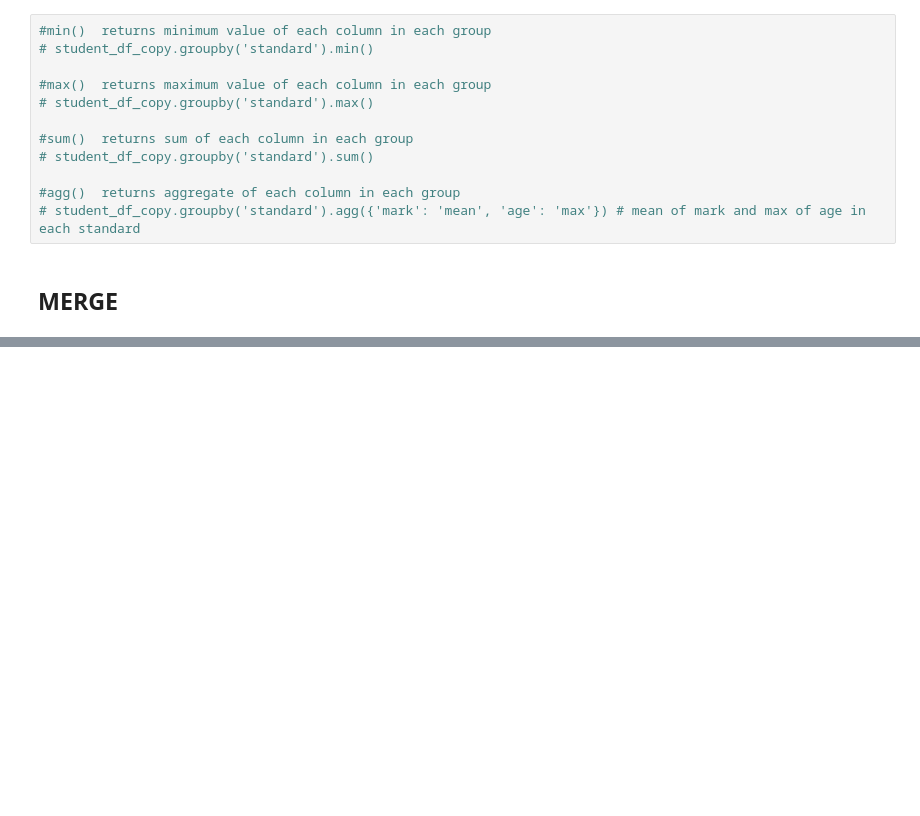
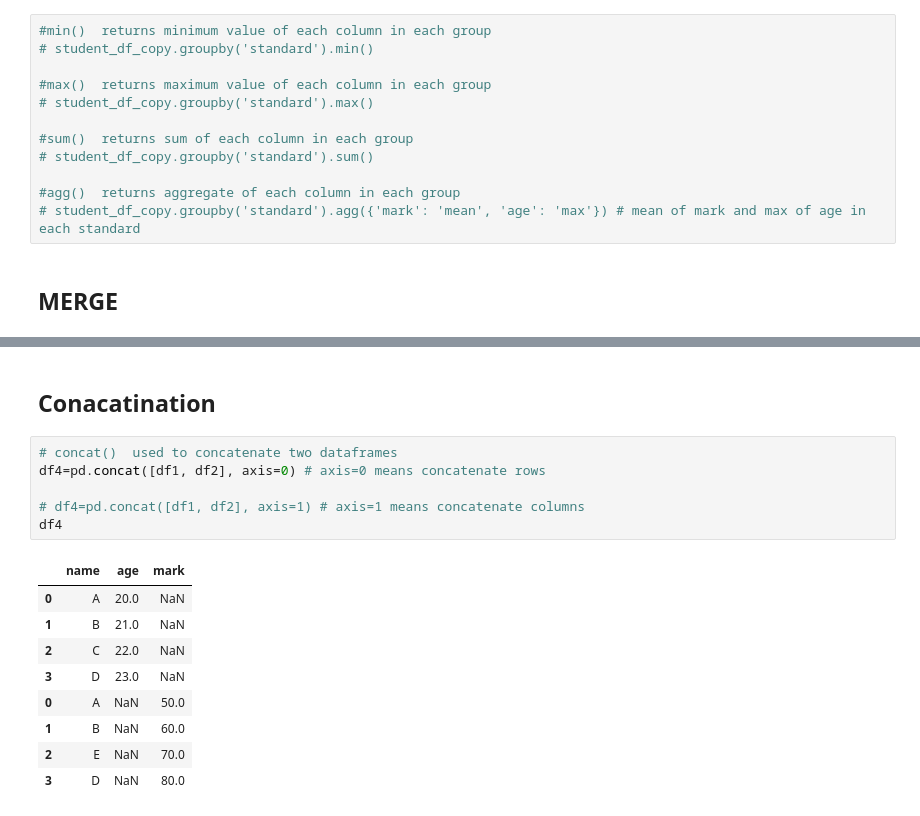
Before and after one commit to amrit-fuse/python, a Jupyter notebook: Pandas_practise.ipynb, the cells around one changed output, grey strips where cells are left out. Cells and saved outputs as stored; diff of their text form; blank space fills up the shorter version.

```diff
--- a/Pandas_practise.ipynb
+++ b/Pandas_practise.ipynb
@@ -737,0 +748,18 @@ df3.head()
+# %% [markdown]
+## Conacatination
+# %%
+# concat()  used to concatenate two dataframes
+df4=pd.concat([df1, df2], axis=0) # axis=0 means concatenate rows
+
+# df4=pd.concat([df1, df2], axis=1) # axis=1 means concatenate columns
+df4
+# %% [output]
+|  | name | age | mark |
+| 0 | A | 20.0 | NaN |
+| 1 | B | 21.0 | NaN |
+| 2 | C | 22.0 | NaN |
+| 3 | D | 23.0 | NaN |
+| 0 | A | NaN | 50.0 |
+| 1 | B | NaN | 60.0 |
+| 2 | E | NaN | 70.0 |
+| 3 | D | NaN | 80.0 |
```
Also changed, not shown: parts of 13 cells of this notebook, 3 other files.
